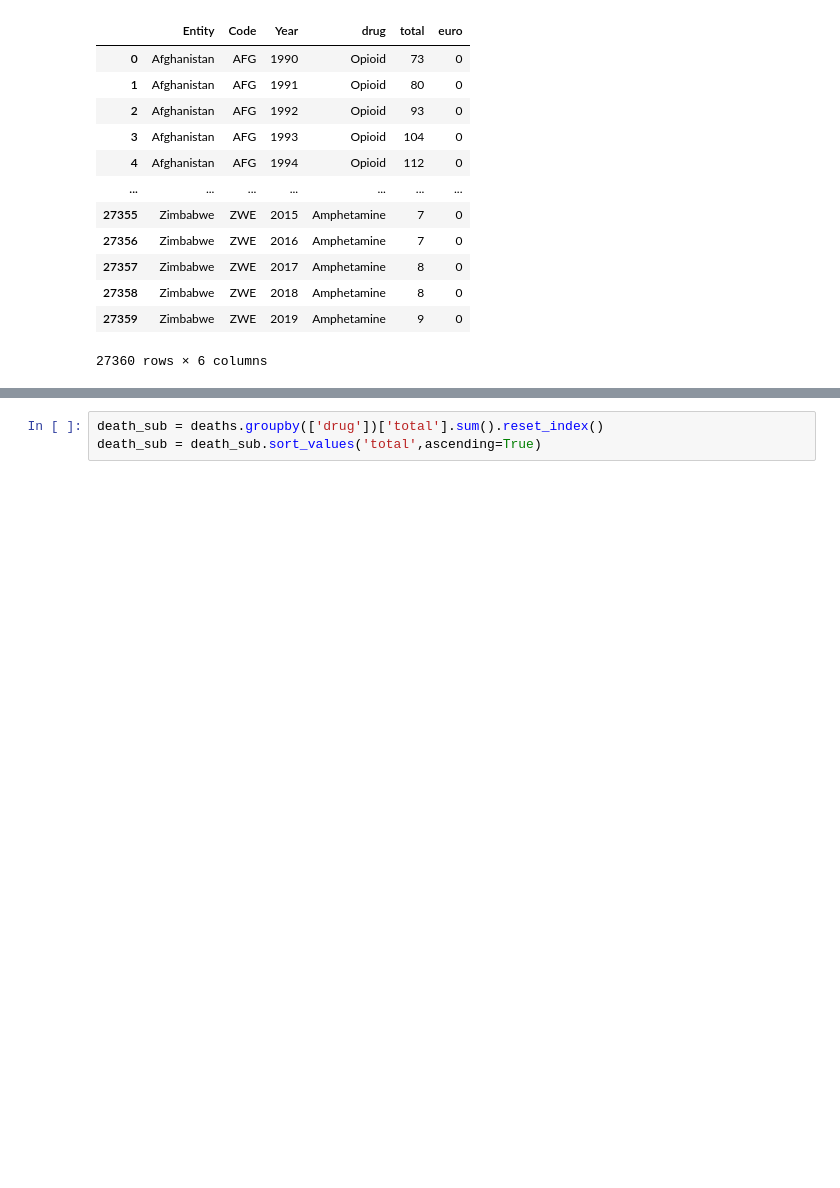
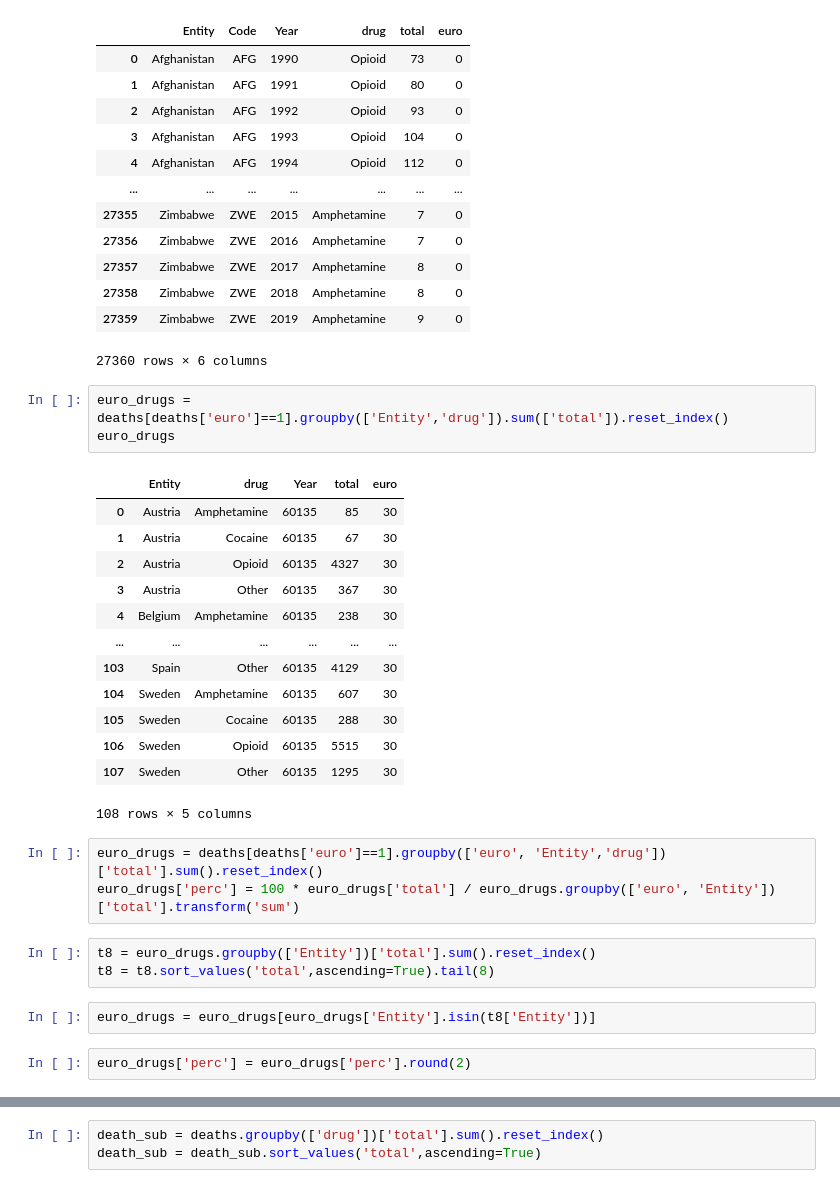
Before and after one commit to corssinojaime/drugreport, a Jupyter notebook: tests.ipynb, the cells around one changed output, grey strips where cells are left out. Cells and saved outputs as stored; diff of their text form; blank space fills up the shorter version.

```diff
--- a/tests.ipynb
+++ b/tests.ipynb
@@ -68,3 +64,30 @@ deaths
 | 27358 | Zimbabwe | ZWE | 2018 | Amphetamine | 8 | 0 |
 | 27359 | Zimbabwe | ZWE | 2019 | Amphetamine | 9 | 0 |
 27360 rows × 6 columns
+# %%
+euro_drugs = deaths[deaths['euro']==1].groupby(['Entity','drug']).sum(['total']).reset_index()
+euro_drugs
+# %% [output]
+|  | Entity | drug | Year | total | euro |
+| 0 | Austria | Amphetamine | 60135 | 85 | 30 |
+| 1 | Austria | Cocaine | 60135 | 67 | 30 |
+| 2 | Austria | Opioid | 60135 | 4327 | 30 |
+| 3 | Austria | Other | 60135 | 367 | 30 |
+| 4 | Belgium | Amphetamine | 60135 | 238 | 30 |
+| ... | ... | ... | ... | ... | ... |
+| 103 | Spain | Other | 60135 | 4129 | 30 |
+| 104 | Sweden | Amphetamine | 60135 | 607 | 30 |
+| 105 | Sweden | Cocaine | 60135 | 288 | 30 |
+| 106 | Sweden | Opioid | 60135 | 5515 | 30 |
+| 107 | Sweden | Other | 60135 | 1295 | 30 |
+108 rows × 5 columns
+# %%
+euro_drugs = deaths[deaths['euro']==1].groupby(['euro', 'Entity','drug'])['total'].sum().reset_index()
+euro_drugs['perc'] = 100 * euro_drugs['total'] / euro_drugs.groupby(['euro', 'Entity'])['total'].transform('sum')
+# %%
+t8 = euro_drugs.groupby(['Entity'])['total'].sum().reset_index()
+t8 = t8.sort_values('total',ascending=True).tail(8)
+# %%
+euro_drugs = euro_drugs[euro_drugs['Entity'].isin(t8['Entity'])]
+# %%
+euro_drugs['perc'] = euro_drugs['perc'].round(2)
```
Also changed, not shown: parts of 9 cells of this notebook, 3 other files.
